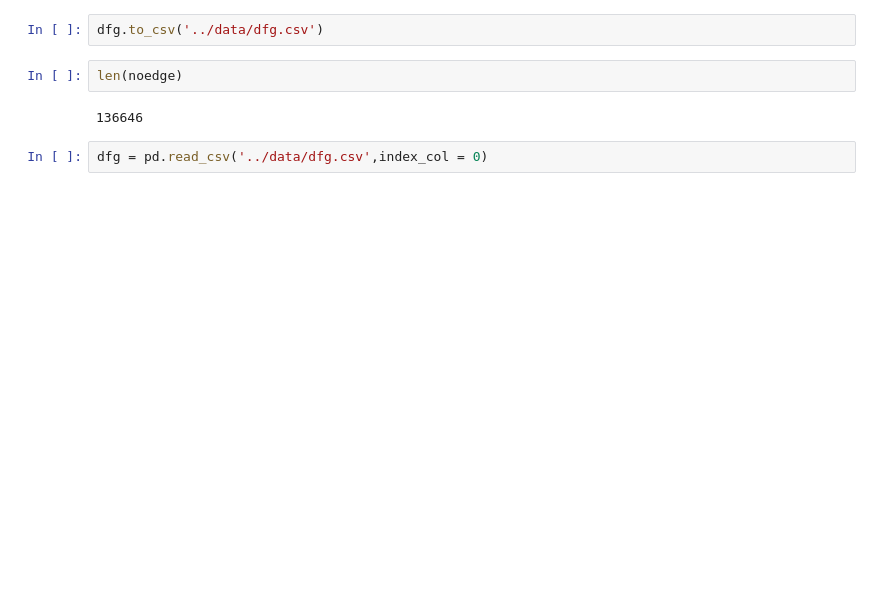
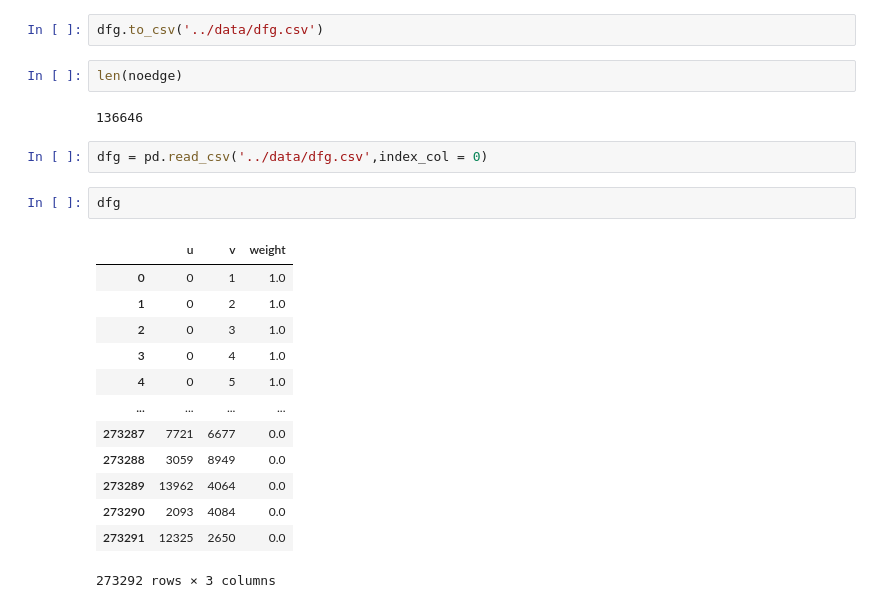
Before and after one commit to carloalbe/TripAdvisor-Tuscany-Restaurant-Social-Network-Analysis, a Jupyter notebook: link_prediction/codes/Untitled.ipynb, the cells around one changed output. Cells and saved outputs as stored; diff of their text form; blank space fills up the shorter version.

```diff
--- a/link_prediction/codes/Untitled.ipynb
+++ b/link_prediction/codes/Untitled.ipynb
@@ -82,3 +79,19 @@ len(noedge)
 136646
 # %%
 dfg = pd.read_csv('../data/dfg.csv',index_col = 0)
+# %%
+dfg
+# %% [output]
+|  | u | v | weight |
+| 0 | 0 | 1 | 1.0 |
+| 1 | 0 | 2 | 1.0 |
+| 2 | 0 | 3 | 1.0 |
+| 3 | 0 | 4 | 1.0 |
+| 4 | 0 | 5 | 1.0 |
+| ... | ... | ... | ... |
+| 273287 | 7721 | 6677 | 0.0 |
+| 273288 | 3059 | 8949 | 0.0 |
+| 273289 | 13962 | 4064 | 0.0 |
+| 273290 | 2093 | 4084 | 0.0 |
+| 273291 | 12325 | 2650 | 0.0 |
+273292 rows × 3 columns
```
Also changed, not shown: parts of 16 cells of this notebook, 2 other files.
